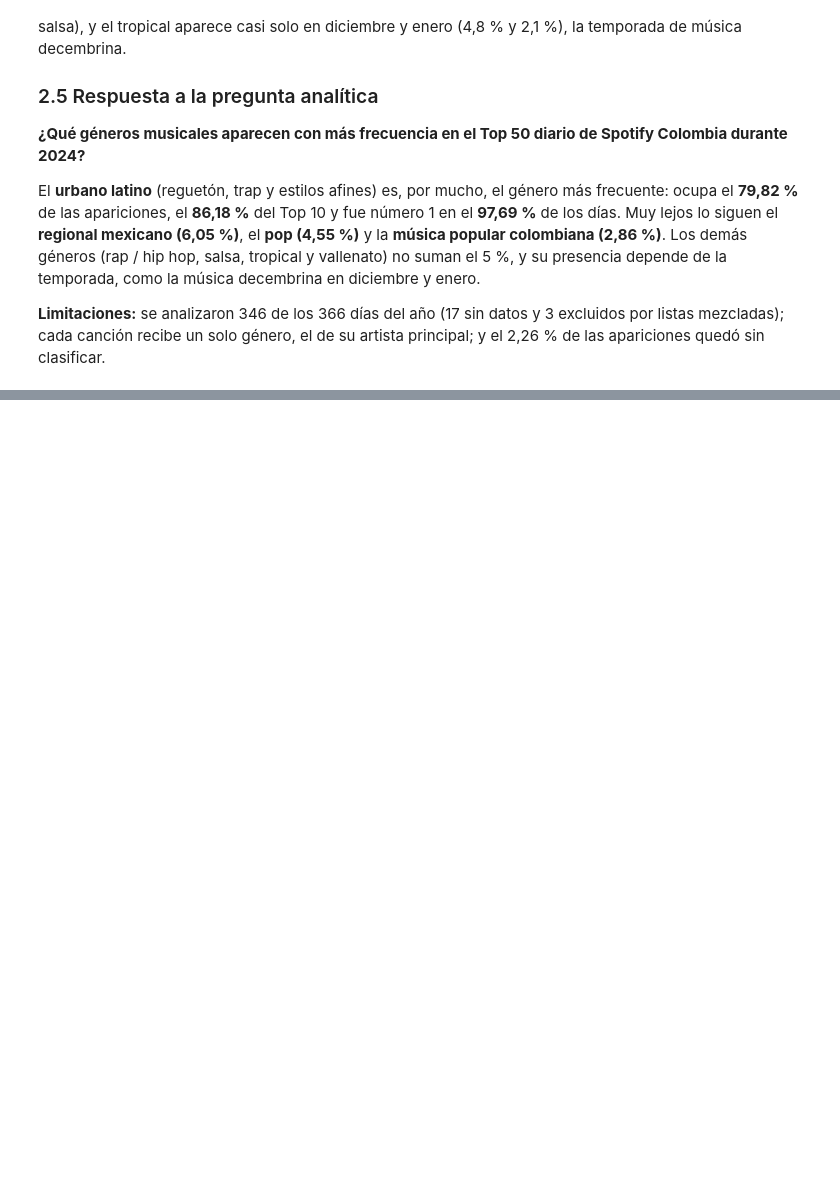
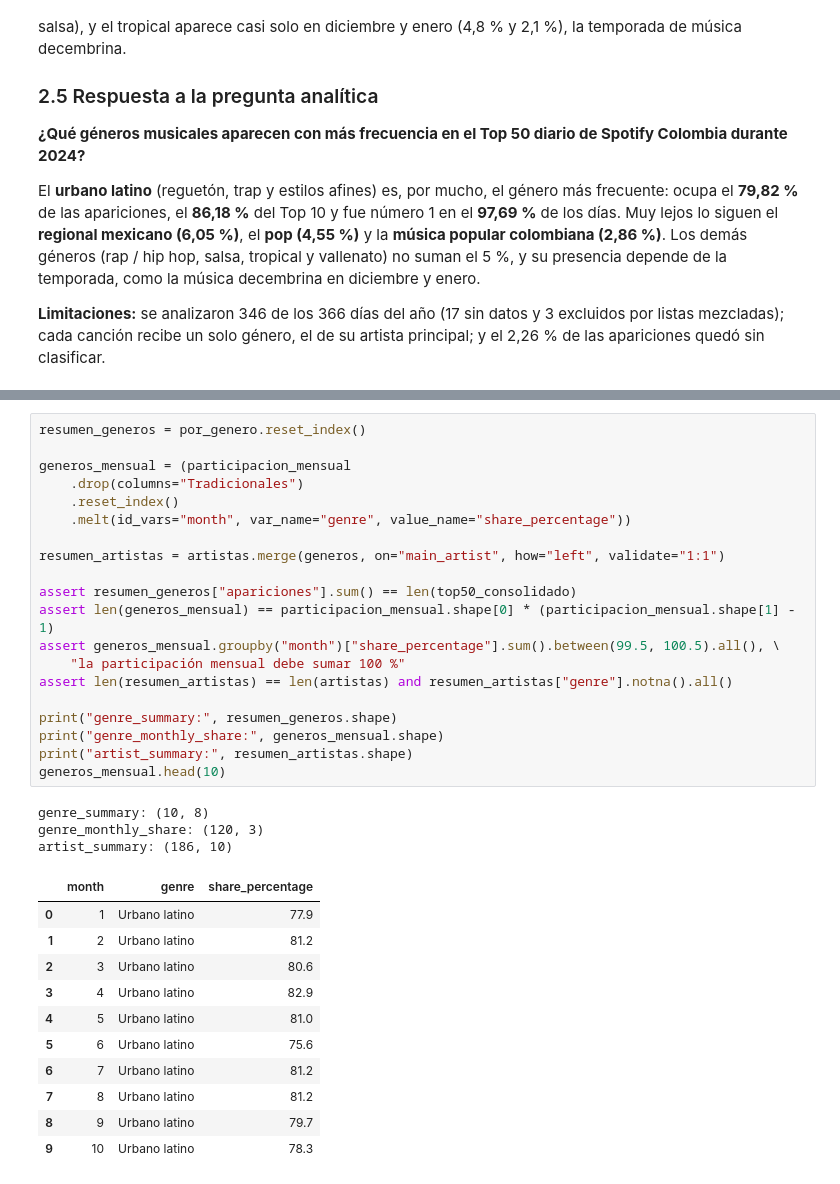
Before and after one commit to jeferson-estiven-vargas/proyecto-spotify-colombia, a Jupyter notebook: notebooks/data_preparation.ipynb, the cells around one changed output, grey strips where cells are left out. Cells and saved outputs as stored; diff of their text form; blank space fills up the shorter version.

```diff
--- a/notebooks/data_preparation.ipynb
+++ b/notebooks/data_preparation.ipynb
@@ -780,0 +938,35 @@ El **urbano latino** (reguetón, trap y estilos afines) es, por mucho, el géner
+# %%
+resumen_generos = por_genero.reset_index()
+
+generos_mensual = (participacion_mensual
+    .drop(columns="Tradicionales")
+    .reset_index()
+    .melt(id_vars="month", var_name="genre", value_name="share_percentage"))
+
+resumen_artistas = artistas.merge(generos, on="main_artist", how="left", validate="1:1")
+
+assert resumen_generos["apariciones"].sum() == len(top50_consolidado)
+assert len(generos_mensual) == participacion_mensual.shape[0] * (participacion_mensual.shape[1] - 1)
+assert generos_mensual.groupby("month")["share_percentage"].sum().between(99.5, 100.5).all(), \
+    "la participación mensual debe sumar 100 %"
+assert len(resumen_artistas) == len(artistas) and resumen_artistas["genre"].notna().all()
+
+print("genre_summary:", resumen_generos.shape)
+print("genre_monthly_share:", generos_mensual.shape)
+print("artist_summary:", resumen_artistas.shape)
+generos_mensual.head(10)
+# %% [output]
+genre_summary: (10, 8)
+genre_monthly_share: (120, 3)
+artist_summary: (186, 10)
+|  | month | genre | share_percentage |
+| 0 | 1 | Urbano latino | 77.9 |
+| 1 | 2 | Urbano latino | 81.2 |
+| 2 | 3 | Urbano latino | 80.6 |
+| 3 | 4 | Urbano latino | 82.9 |
+| 4 | 5 | Urbano latino | 81.0 |
+| 5 | 6 | Urbano latino | 75.6 |
+| 6 | 7 | Urbano latino | 81.2 |
+| 7 | 8 | Urbano latino | 81.2 |
+| 8 | 9 | Urbano latino | 79.7 |
+| 9 | 10 | Urbano latino | 78.3 |
```
Also changed, not shown: parts of 10 cells of this notebook, 5 other files.
